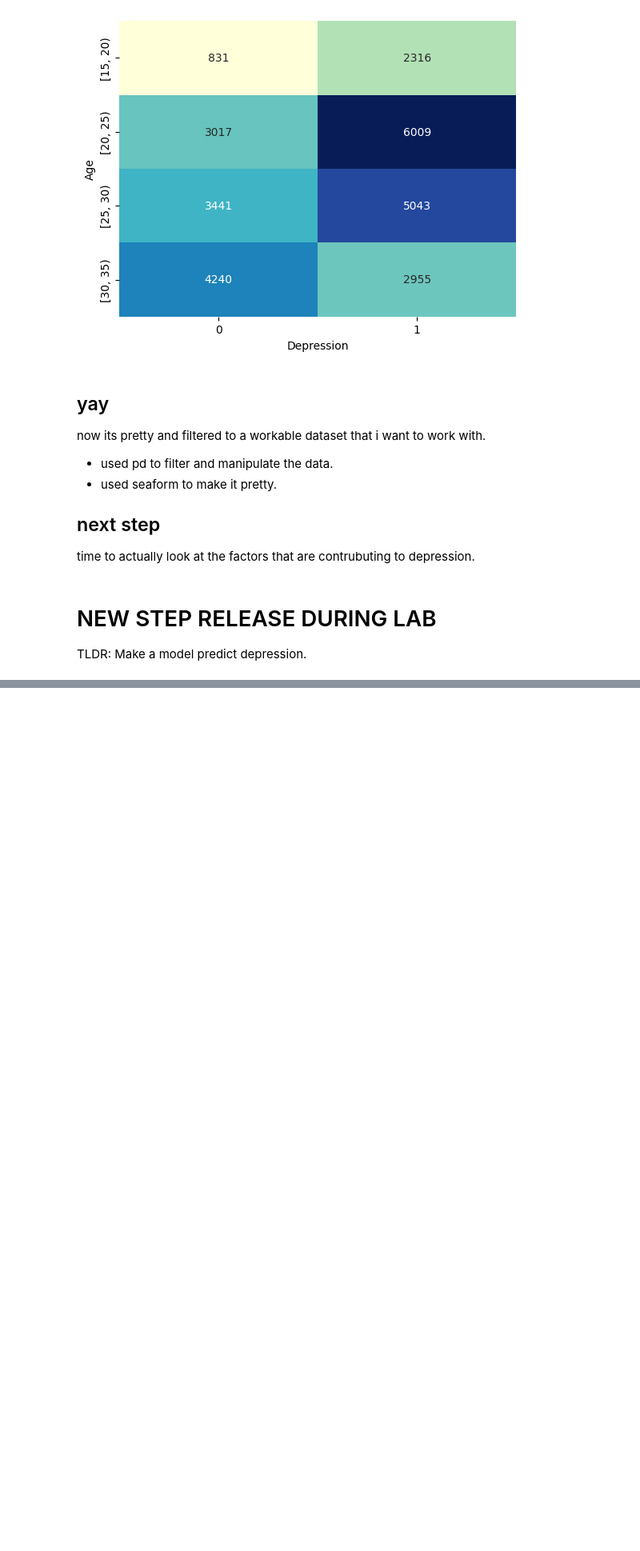
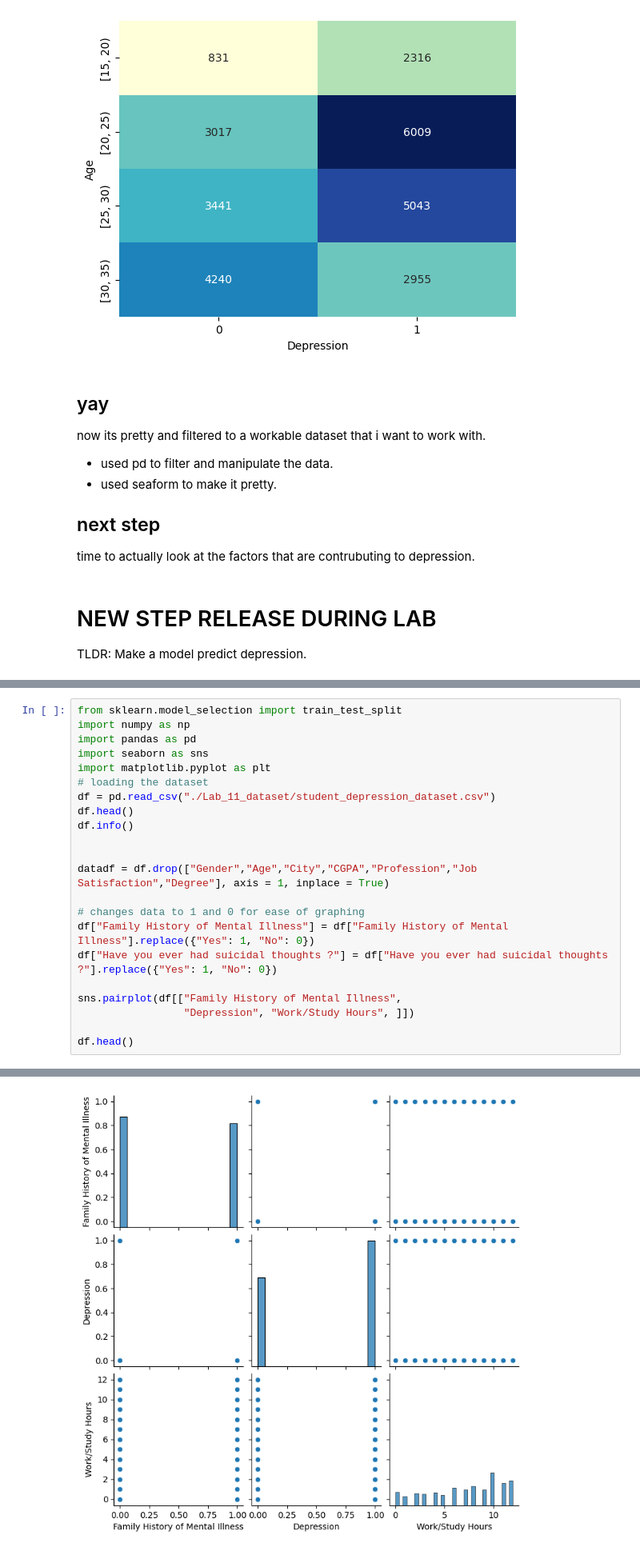
Before and after one commit to ETE4990-S25/homeworkfolder-Gizmofire, a Jupyter notebook: Labs/Lab 11/GordonL Lab 11.ipynb, the cells around one changed output, grey strips where cells are left out. Shown at 80% size. Saved outputs shown, nothing was run; the diff lists cells and outputs as text; blank space fills up the shorter version.

```diff
--- a/Labs/Lab 11/GordonL Lab 11.ipynb
+++ b/Labs/Lab 11/GordonL Lab 11.ipynb
@@ -229,0 +258,23 @@ TLDR: Make a model predict depression.
+# %%
+from sklearn.model_selection import train_test_split
+import numpy as np
+import pandas as pd
+import seaborn as sns
+import matplotlib.pyplot as plt
+# loading the dataset
+df = pd.read_csv("./Lab_11_dataset/student_depression_dataset.csv")
+df.head()
+df.info()
+
+
+datadf = df.drop(["Gender","Age","City","CGPA","Profession","Job Satisfaction","Degree"], axis = 1, inplace = True)
+
+# changes data to 1 and 0 for ease of graphing
+df["Family History of Mental Illness"] = df["Family History of Mental Illness"].replace({"Yes": 1, "No": 0})
+df["Have you ever had suicidal thoughts ?"] = df["Have you ever had suicidal thoughts ?"].replace({"Yes": 1, "No": 0})
+
+sns.pairplot(df[["Family History of Mental Illness",
+                 "Depression", "Work/Study Hours", ]])
+
+df.head()
+# %% [output]
@@ -229,0 +304 @@ TLDR: Make a model predict depression.
+[figure, added]
```
Also changed, not shown: parts of 3 cells of this notebook.
